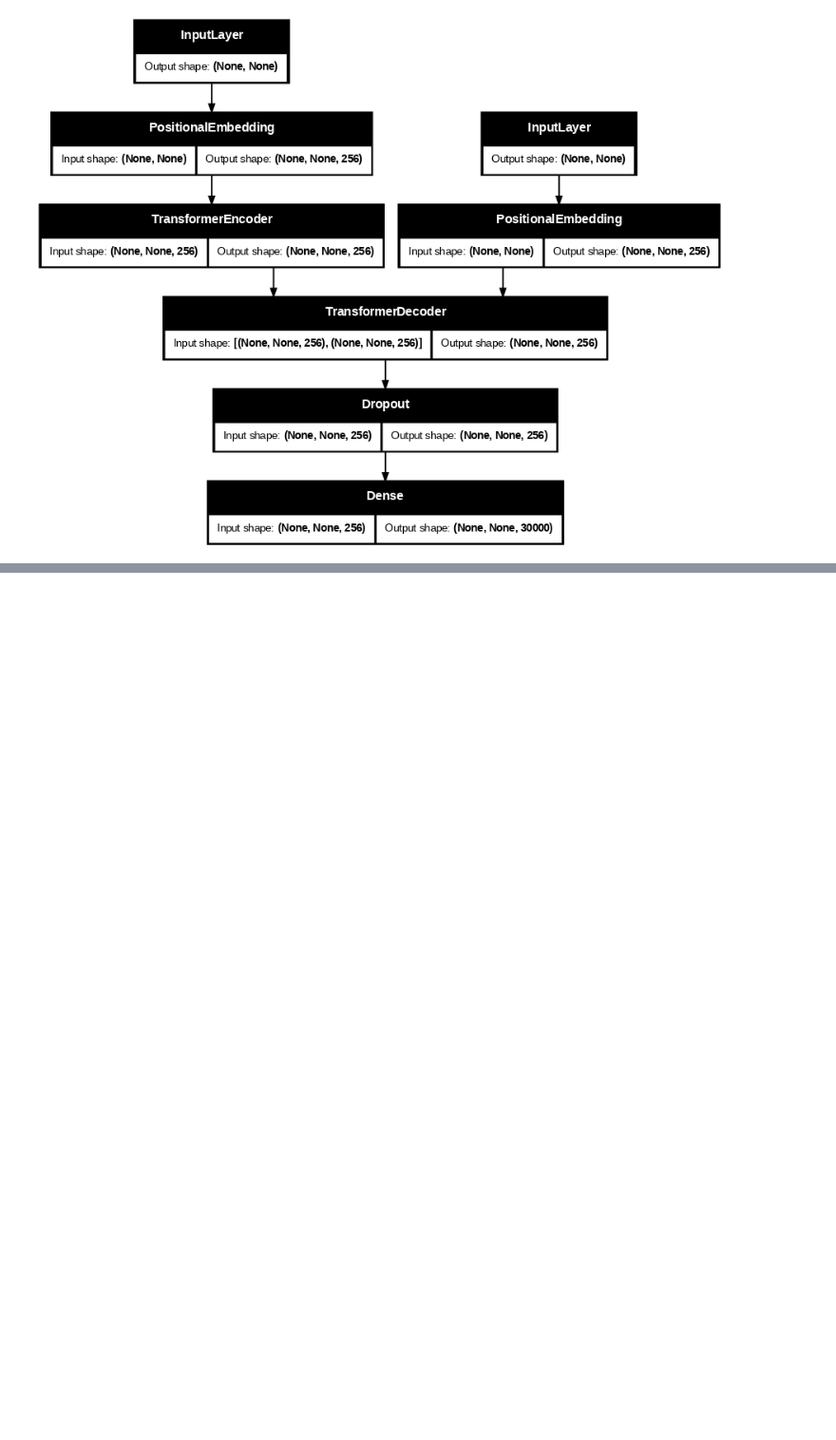
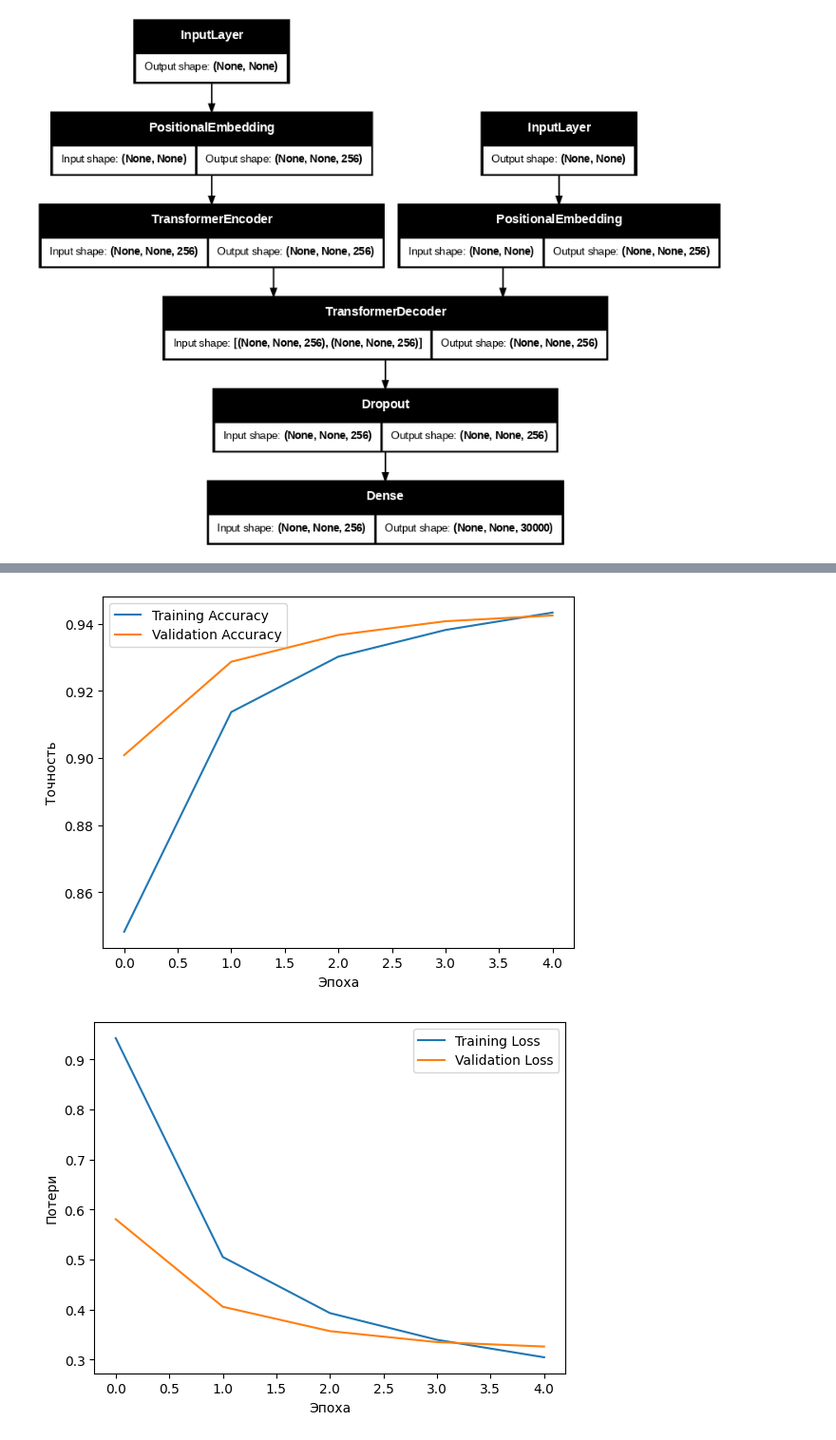
Before and after one commit to AlexeyMit20000/smart_translator, a Jupyter notebook: ru_en_train.ipynb, the cells around one changed output, grey strips where cells are left out. Shown at 95% size. Drawn from its saved outputs; the diff is of its cells as text; code cells hidden in the pictures; blank space fills up the shorter version.

Commit message:
Начало обучения и показ графиков точности и потерь

```diff
--- a/ru_en_train.ipynb
+++ b/ru_en_train.ipynb
@@ -297,3 +297,9 @@ model = keras.Model([encoder_inputs, decoder_inputs], decoder_outputs)
 plot_model(model, show_shapes=True, dpi=70)
 # %% [output]
 [figure]
+# %%
+model.compile(
+    optimizer="rmsprop",
+    loss="sparse_categorical_crossentropy",
+    metrics=["accuracy"])
+history = model.fit(train_ds, epochs=5, validation_data=val_ds)
@@ -299,0 +317,20 @@ plot_model(model, show_shapes=True, dpi=70)
+# %%
+import matplotlib.pyplot as plt
+# Построение графика точности
+plt.plot(history.history['accuracy'], label='Training Accuracy')
+plt.plot(history.history['val_accuracy'], label='Validation Accuracy')
+plt.xlabel('Эпоха')
+plt.ylabel('Точность')
+plt.legend()
+plt.show()
+
+# Построение графика потерь
+plt.plot(history.history['loss'], label='Training Loss')
+plt.plot(history.history['val_loss'], label='Validation Loss')
+plt.xlabel('Эпоха')
+plt.ylabel('Потери')
+plt.legend()
+plt.show()
+# %% [output]
+[figure, added]
+[figure, added]
```
Also changed, not shown: parts of 1 cell of this notebook.
